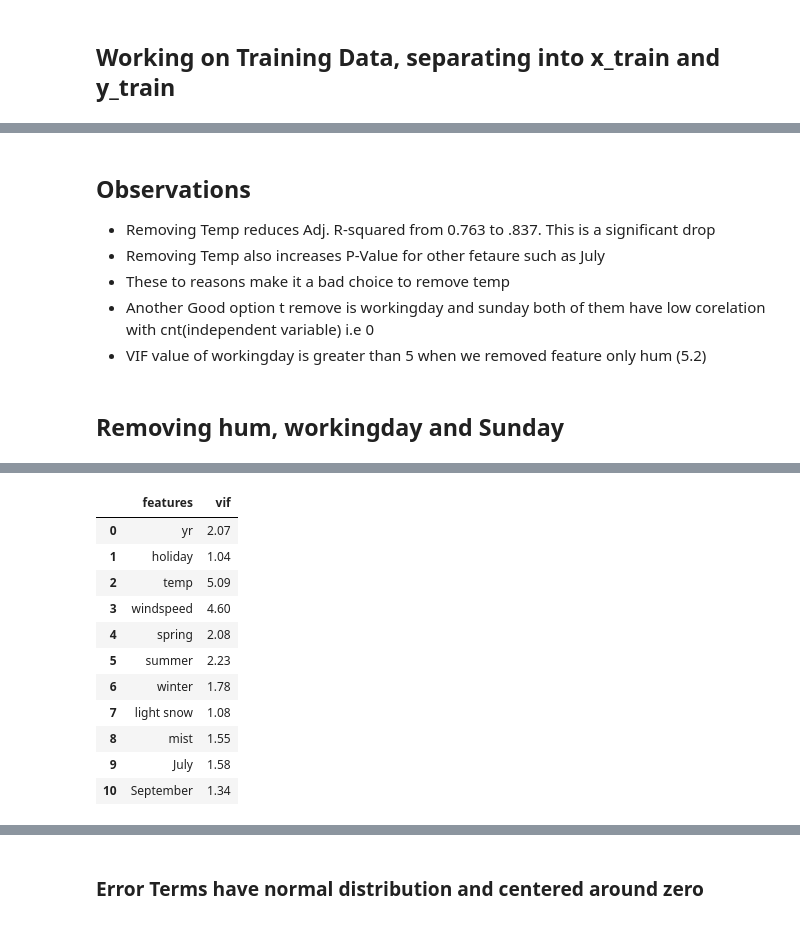
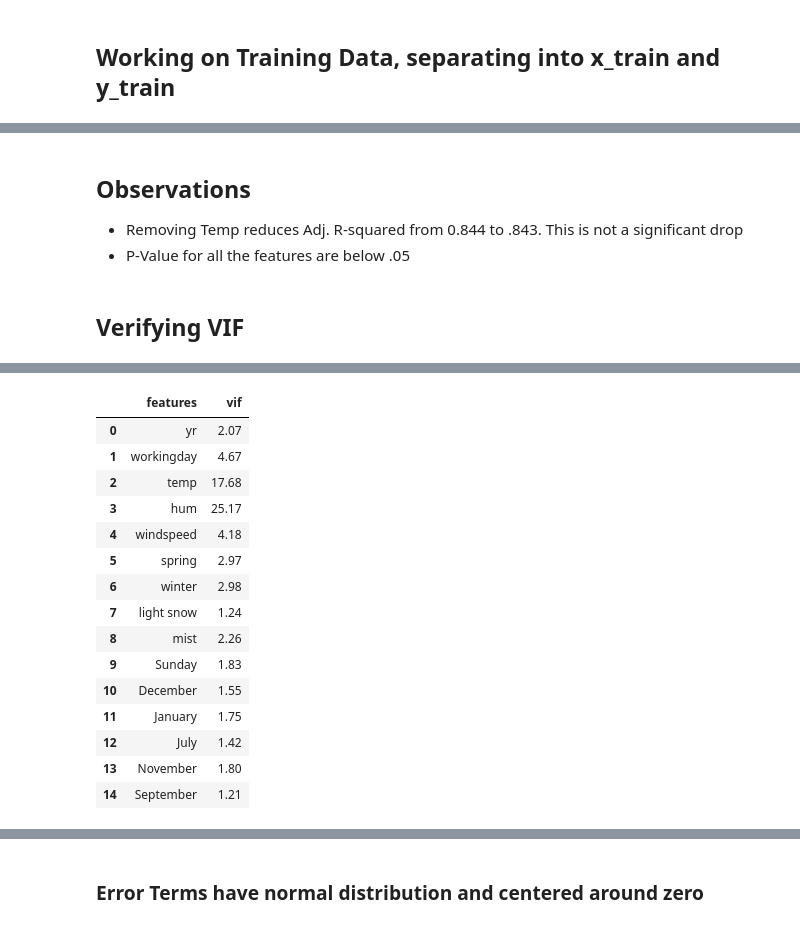
Before and after one commit to gauravtyagi02/bikesharingcompany, a Jupyter notebook: BikeSharingComLinearReg.ipynb, the cells around one changed output, grey strips where cells are left out. Drawn from its saved outputs; the diff is of its cells as text; code cells hidden in the pictures.

```diff
--- a/BikeSharingComLinearReg.ipynb
+++ b/BikeSharingComLinearReg.ipynb
@@ -142,7 +142,8 @@ bikeSrRelavantDf.head()
 # %% [markdown]
 ## Dividing data into Test and Train
 # %%
-train_bikeSrRelavantDf, test_bikeSrRelavantDf=train_test_split(bikeSrRelavantDf,train_size=.7,random_state=100)
+train_bikeSrRelavantDf, test_bikeSrRelavantDf=train_test_split(bikeSrRelavantDf,train_size=.7,
+                                                               test_size = 0.3,random_state=100)
 print('train data ',train_bikeSrRelavantDf.shape)
 print('test data ',test_bikeSrRelavantDf.shape)
 # %% [output]
@@ -355,22 +348,22 @@ Notes:
 # %%
+# Removing Holiday
+x_train_rfe_bkSrDf_new2=x_train_rfe_bkSrDf_new.drop(['holiday'],axis=1)
+
 # Adding constant
-
-x_train_rfe_bkSrDf_temp=x_train_rfe_bkSrDf.drop(['hum','temp'],axis=1)
-
-x_train_rfe_bkSrDf_temp_sm=sm.add_constant(x_train_rfe_bkSrDf_temp)
+x_train_rfe_bkSrDf_new2_sm=sm.add_constant(x_train_rfe_bkSrDf_new2)
 
 # Fitting Model
-linearModel=sm.OLS(y_train_bikeSrRelavantDf,x_train_rfe_bkSrDf_temp_sm).fit()
+linearModel=sm.OLS(y_train_bikeSrRelavantDf,x_train_rfe_bkSrDf_new2_sm).fit()
 print(linearModel.summary())
 
 # Calculating VIF
-vifDf=pd.DataFrame()
-# tempDf=x_train_bikeSrRelavantDf[rfeColLst]
+# vifDf=pd.DataFrame()
+# # tempDf=x_train_bikeSrRelavantDf[rfeColLst]
 
-vifDf['features']=x_train_rfe_bkSrDf_temp.columns
-vifDf['vif']=[variance_inflation_factor(x_train_rfe_bkSrDf_temp.values,i) for i in range(x_train_rfe_bkSrDf_temp.shape[1])]
-vifDf['vif']=round(vifDf['vif'],2)
-vifDf
+# vifDf['features']=x_train_rfe_bkSrDf_temp.columns
+# vifDf['vif']=[variance_inflation_factor(x_train_rfe_bkSrDf_temp.values,i) for i in range(x_train_rfe_bkSrDf_temp.shape[1])]
+# vifDf['vif']=round(vifDf['vif'],2)
+# vifDf
 # %% [output]
                             OLS Regression Results
 ==============================================================================
@@ -405,29 +385,15 @@ Notes:
 # %% [markdown]
 ## Observations
-- Removing Temp reduces Adj. R-squared from 0.763 to .837. This is a significant drop
-- Removing Temp also increases P-Value for other fetaure such as July
-- These to reasons make it a bad choice to remove temp
-- Another Good option t remove is workingday and sunday both of them have low corelation with cnt(independent variable) i.e 0
-- VIF value of workingday is greater than 5 when we removed feature only hum (5.2)
+- Removing Temp reduces Adj. R-squared from 0.844 to .843. This is not a significant drop
+- P-Value for all the features are below .05
 # %% [markdown]
-## Removing hum, workingday and Sunday
+## Verifying VIF
 # %%
-# Adding constant
-
-x_train_rfe_bkSrDf_temp=x_train_rfe_bkSrDf.drop(['hum','workingday','Sunday'],axis=1)
-
-x_train_rfe_bkSrDf_temp_sm=sm.add_constant(x_train_rfe_bkSrDf_temp)
-
-# Fitting Model
-linearModel=sm.OLS(y_train_bikeSrRelavantDf,x_train_rfe_bkSrDf_temp_sm).fit()
-print(linearModel.summary())
-
 # Calculating VIF
 vifDf=pd.DataFrame()
-# tempDf=x_train_bikeSrRelavantDf[rfeColLst]
-
-vifDf['features']=x_train_rfe_bkSrDf_temp.columns
-vifDf['vif']=[variance_inflation_factor(x_train_rfe_bkSrDf_temp.values,i) for i in range(x_train_rfe_bkSrDf_temp.shape[1])]
+vifColLst=x_train_rfe_bkSrDf_new2.columns
+vifDf['features']=vifColLst
+vifDf['vif']=[variance_inflation_factor(x_train_rfe_bkSrDf_new2.values,i) for i in range(x_train_rfe_bkSrDf_new2.shape[1])]
 vifDf['vif']=round(vifDf['vif'],2)
 vifDf
 # %% [output]
@@ -451,12 +400,16 @@ Notes:
 |  | features | vif |
 | 0 | yr | 2.07 |
-| 1 | holiday | 1.04 |
-| 2 | temp | 5.09 |
-| 3 | windspeed | 4.60 |
-| 4 | spring | 2.08 |
-| 5 | summer | 2.23 |
-| 6 | winter | 1.78 |
-| 7 | light snow | 1.08 |
-| 8 | mist | 1.55 |
-| 9 | July | 1.58 |
-| 10 | September | 1.34 |
+| 1 | workingday | 4.67 |
+| 2 | temp | 17.68 |
+| 3 | hum | 25.17 |
+| 4 | windspeed | 4.18 |
+| 5 | spring | 2.97 |
+| 6 | winter | 2.98 |
+| 7 | light snow | 1.24 |
+| 8 | mist | 2.26 |
+| 9 | Sunday | 1.83 |
+| 10 | December | 1.55 |
+| 11 | January | 1.75 |
+| 12 | July | 1.42 |
+| 13 | November | 1.80 |
+| 14 | September | 1.21 |
```
Also changed, not shown: parts of 24 cells of this notebook, 1 other file.
